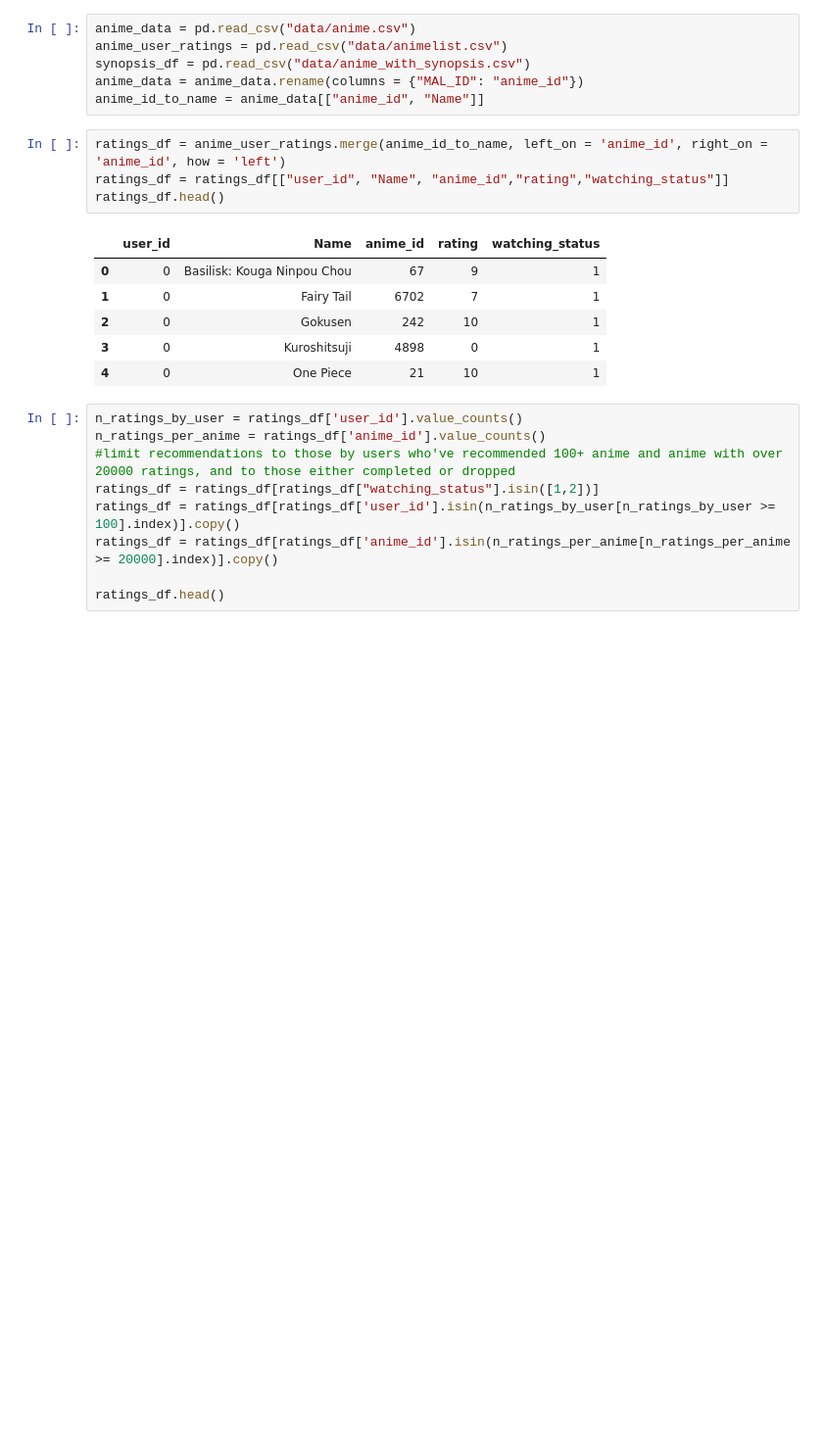
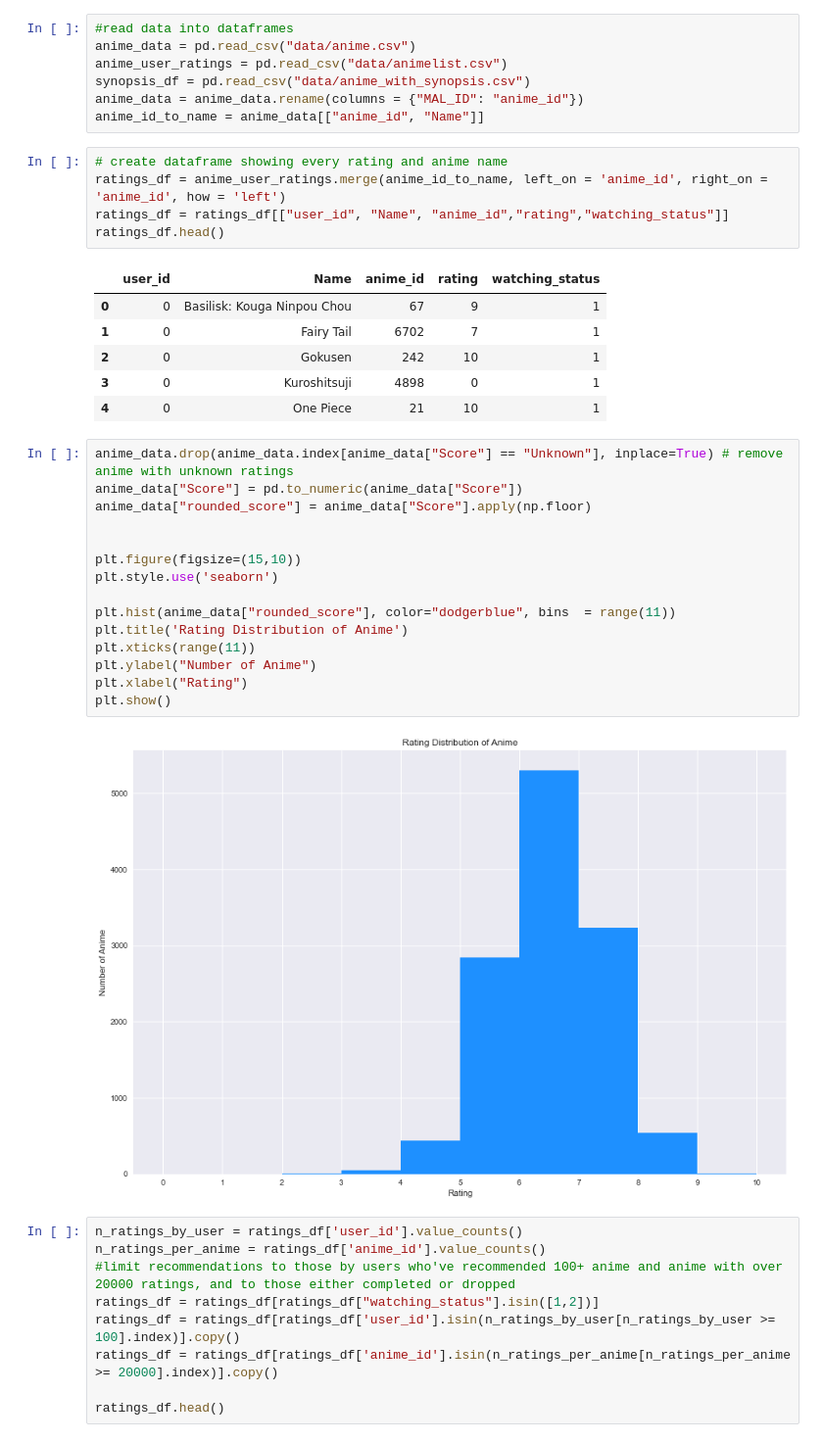
Before and after one commit to artilexx/Anime-Recommendations, a Jupyter notebook: main.ipynb, the cells around one changed output. Shown at 98% size. Cells and saved outputs as stored; diff of their text form; blank space fills up the shorter version.

```diff
--- a/main.ipynb
+++ b/main.ipynb
@@ -4,12 +7,14 @@ import pandas as pd
 from scipy.sparse import csr_matrix
 from sklearn.neighbors import NearestNeighbors
 # %%
+#read data into dataframes
 anime_data = pd.read_csv("data/anime.csv")
 anime_user_ratings = pd.read_csv("data/animelist.csv")
 synopsis_df = pd.read_csv("data/anime_with_synopsis.csv")
 anime_data = anime_data.rename(columns = {"MAL_ID": "anime_id"})
 anime_id_to_name = anime_data[["anime_id", "Name"]]
 # %%
+# create dataframe showing every rating and anime name
 ratings_df = anime_user_ratings.merge(anime_id_to_name, left_on = 'anime_id', right_on = 'anime_id', how = 'left')
 ratings_df = ratings_df[["user_id", "Name", "anime_id","rating","watching_status"]]
 ratings_df.head()
@@ -20,6 +25,23 @@ ratings_df.head()
 | 2 | 0 | Gokusen | 242 | 10 | 1 |
 | 3 | 0 | Kuroshitsuji | 4898 | 0 | 1 |
 | 4 | 0 | One Piece | 21 | 10 | 1 |
+# %%
+anime_data.drop(anime_data.index[anime_data["Score"] == "Unknown"], inplace=True) # remove anime with unknown ratings
+anime_data["Score"] = pd.to_numeric(anime_data["Score"])
+anime_data["rounded_score"] = anime_data["Score"].apply(np.floor)
+
+
+plt.figure(figsize=(15,10))
+plt.style.use('seaborn')
+
+plt.hist(anime_data["rounded_score"], color="dodgerblue", bins  = range(11))
+plt.title('Rating Distribution of Anime')
+plt.xticks(range(11))
+plt.ylabel("Number of Anime")
+plt.xlabel("Rating")
+plt.show()
+# %% [output]
+[figure, added]
 # %%
 n_ratings_by_user = ratings_df['user_id'].value_counts()
 n_ratings_per_anime = ratings_df['anime_id'].value_counts()
```
Also changed, not shown: parts of 8 cells of this notebook.
